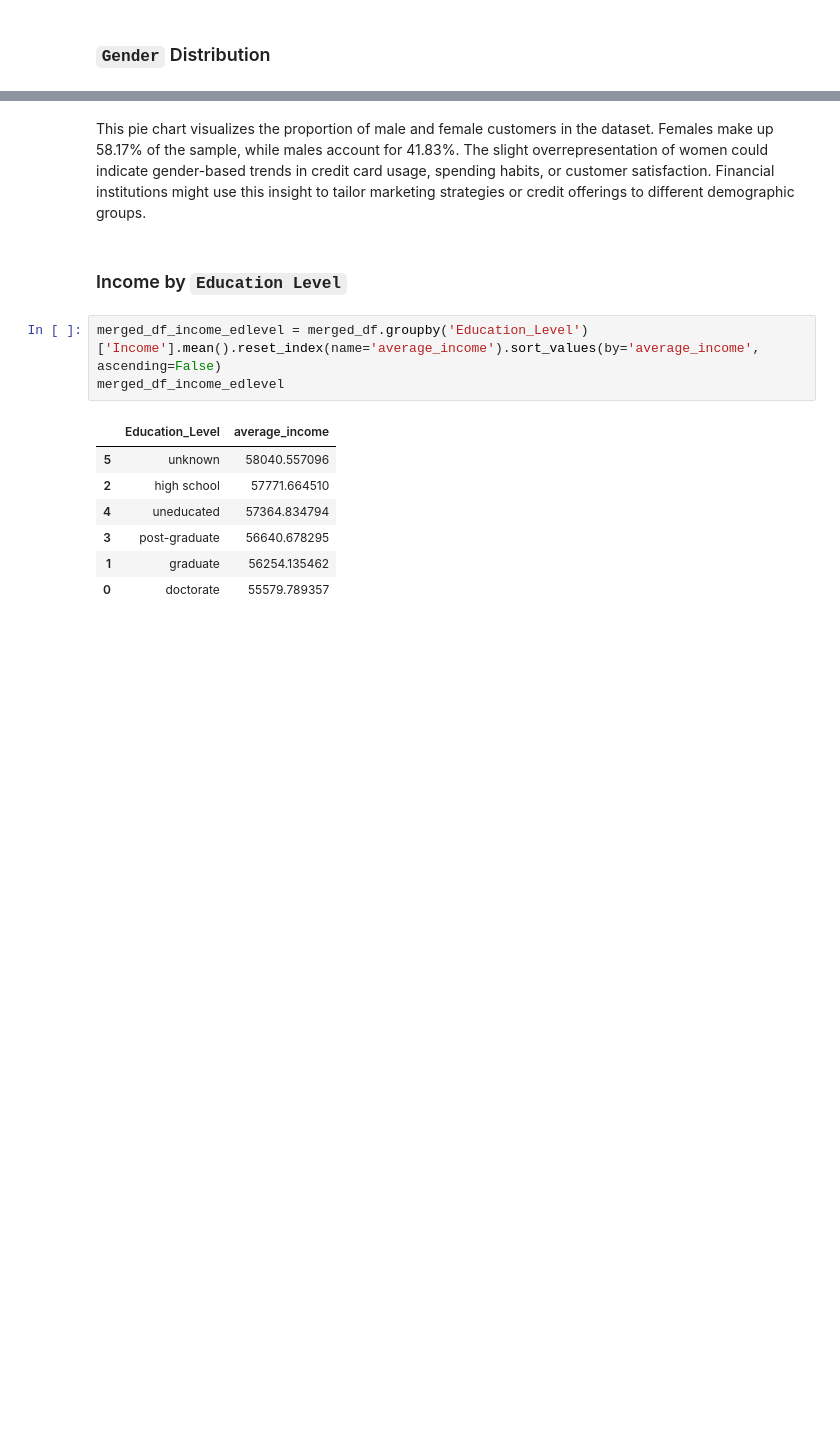
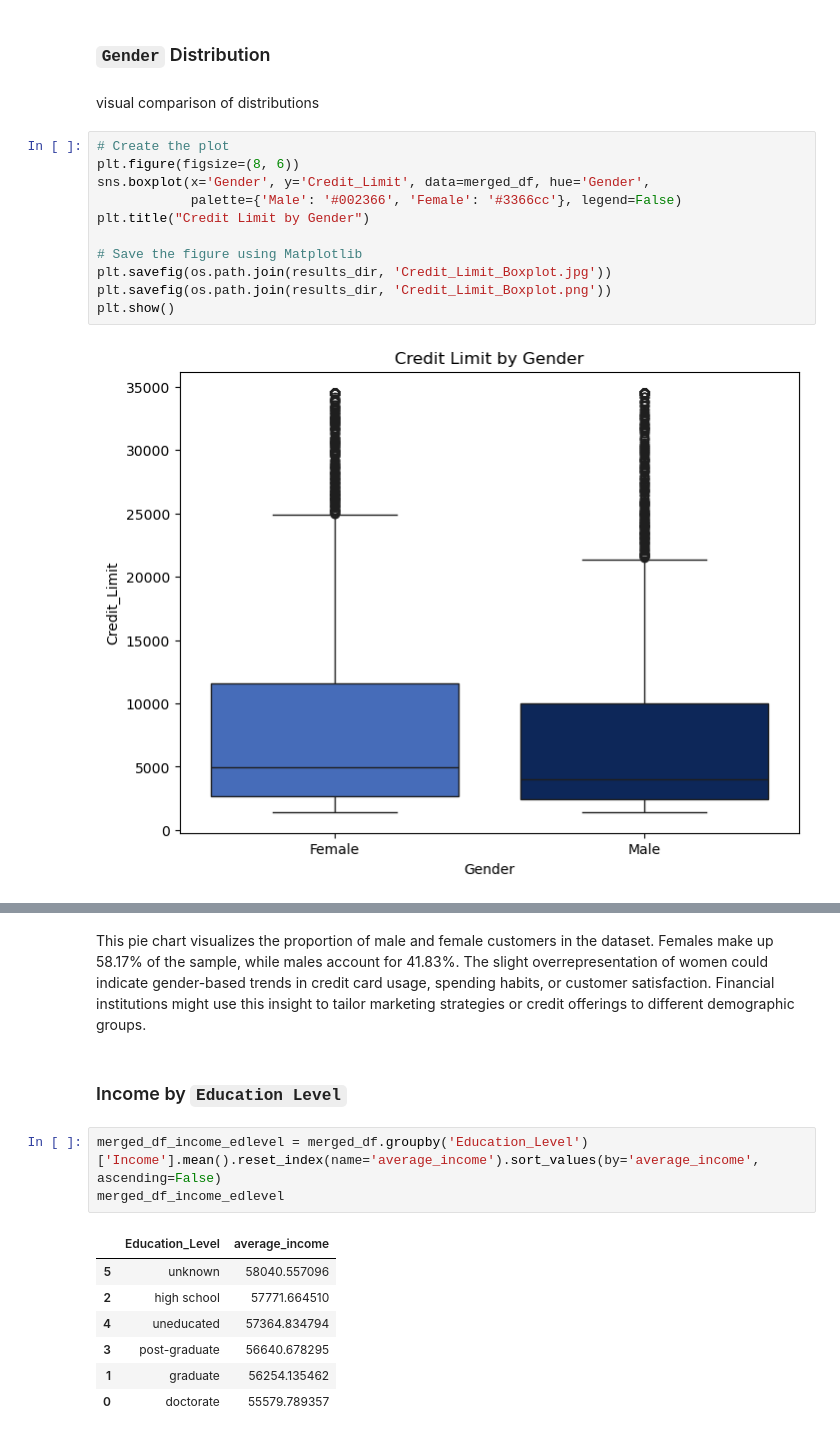
Before and after one commit to NadiaHirwa/Credit-Card-Financial, a Jupyter notebook: notebooks/Data_Analysis.ipynb, the cells around one changed output, grey strips where cells are left out. Cells and saved outputs as stored; diff of their text form; blank space fills up the shorter version.

```diff
--- a/notebooks/Data_Analysis.ipynb
+++ b/notebooks/Data_Analysis.ipynb
@@ -255,2 +375,17 @@ The satisfaction score indicates a moderate level of customer satisfaction, slig
 # %% [markdown]
 ### `Gender` Distribution
+# %% [markdown]
+visual comparison of distributions
+# %%
+# Create the plot
+plt.figure(figsize=(8, 6))
+sns.boxplot(x='Gender', y='Credit_Limit', data=merged_df, hue='Gender',
+            palette={'Male': '#002366', 'Female': '#3366cc'}, legend=False)
+plt.title("Credit Limit by Gender")
+
+# Save the figure using Matplotlib
+plt.savefig(os.path.join(results_dir, 'Credit_Limit_Boxplot.jpg'))
+plt.savefig(os.path.join(results_dir, 'Credit_Limit_Boxplot.png'))
+plt.show()
+# %% [output]
+[figure, added]
```
Also changed, not shown: parts of 28 cells of this notebook, 17 other files.
